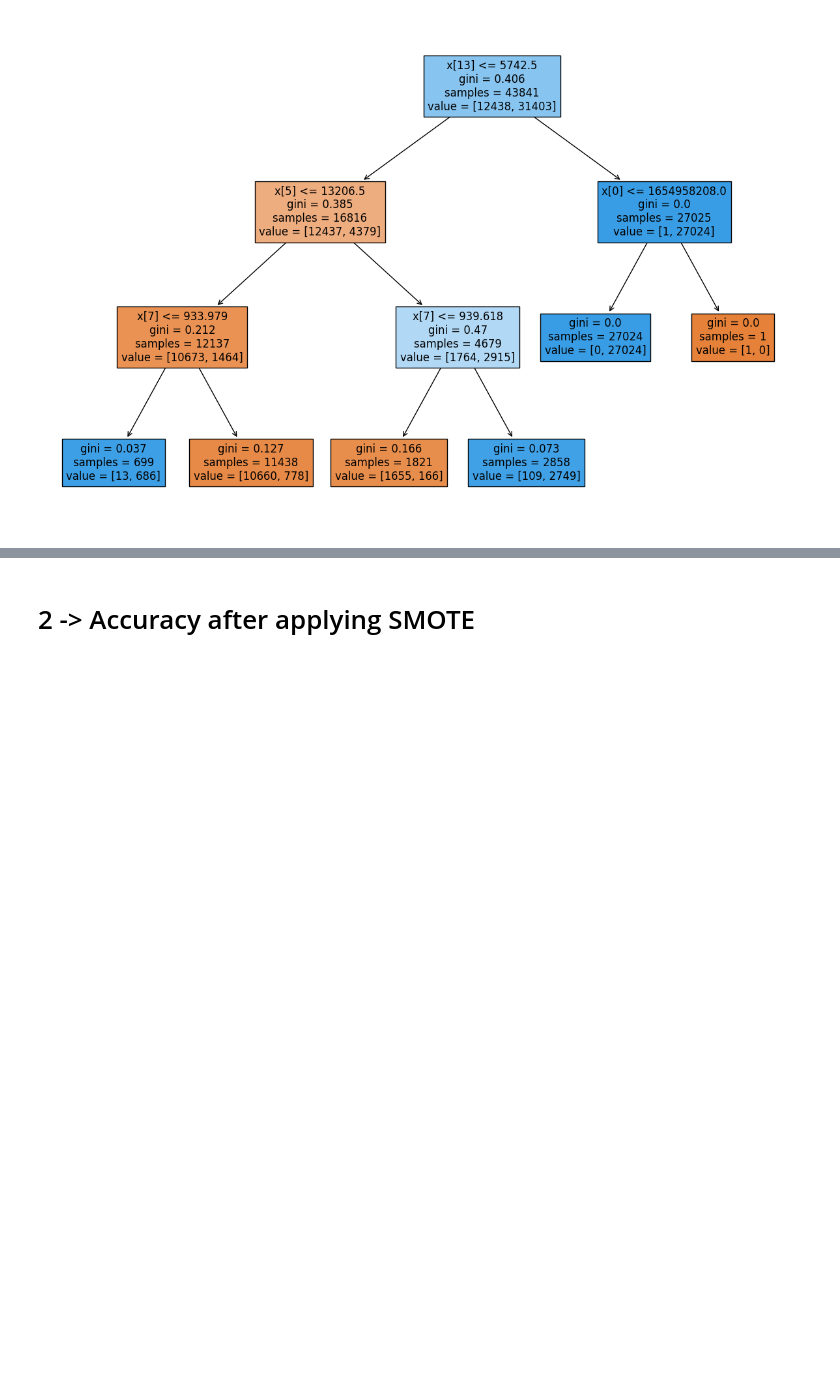
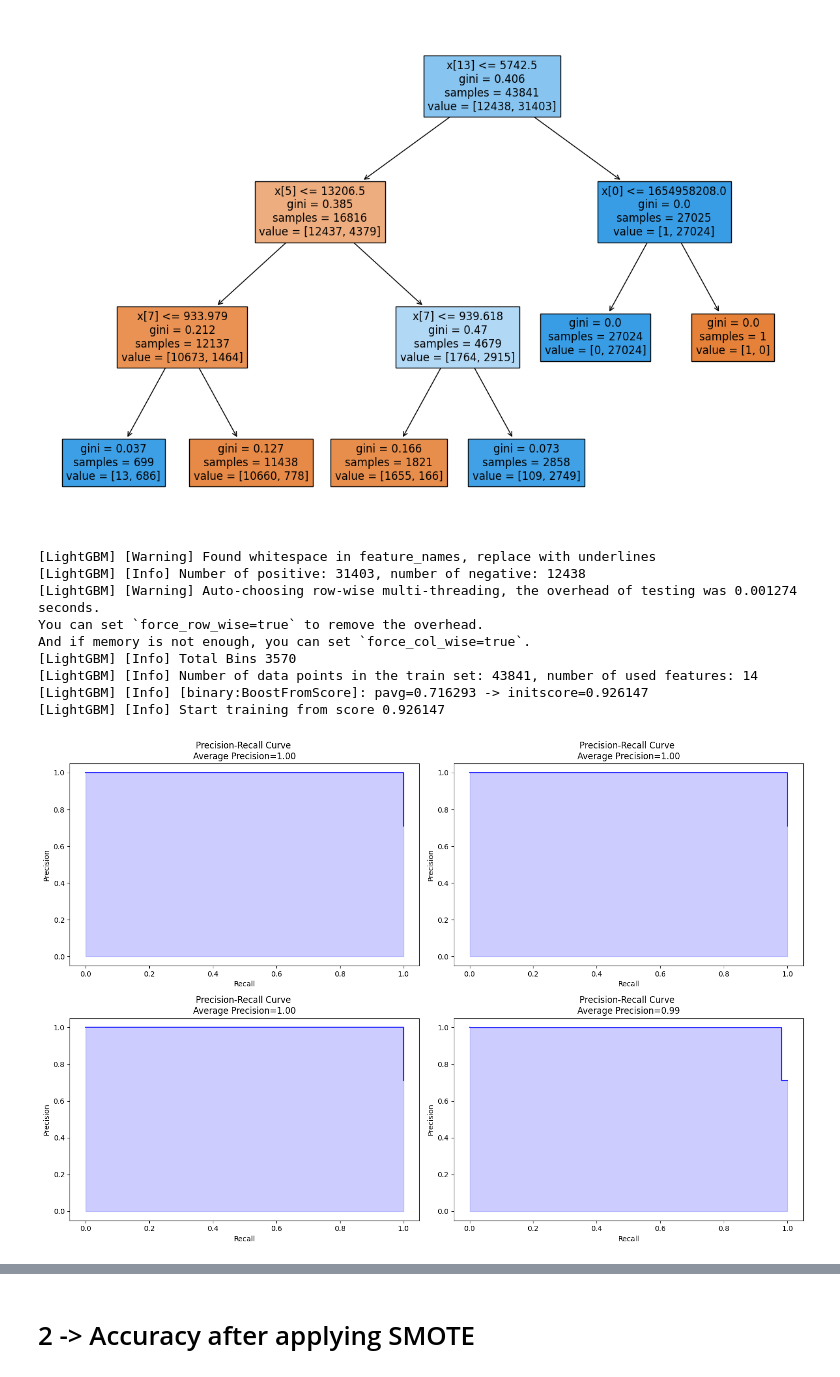
Before and after one commit to dhaval079/smoke-detection, a Jupyter notebook: smoke_detection.ipynb, the cells around one changed output, grey strips where cells are left out. Saved outputs shown, nothing was run; the diff lists cells and outputs as text; code cells hidden in the pictures; blank space fills up the shorter version.

Commit message:
second update of the smoke detection

```diff
--- a/smoke_detection.ipynb
+++ b/smoke_detection.ipynb
@@ -362,3 +347,42 @@ tree.plot_tree(dt,filled=True)
  Text(0.7272727272727273, 0.375, 'gini = 0.0\nsamples = 27024\nvalue = [0, 27024]'),
  Text(0.9090909090909091, 0.375, 'gini = 0.0\nsamples = 1\nvalue = [1, 0]')]
 [figure]
+# %%
+def precision_recall(x, ax):
+    x.fit(X_train, y_train)
+    y_scores = x.predict(X_test)
+
+    # Calculate precision-recall curve
+    precision, recall, _ = precision_recall_curve(y_test, y_scores)
+    average_precision = average_precision_score(y_test, y_scores)
+
+    # Plot the precision-recall curve on the specified subplot
+    ax.step(recall, precision, color='b', alpha=0.8, where='post')
+    ax.fill_between(recall, precision, step='post', alpha=0.2, color='b')
+
+    ax.set_xlabel('Recall')
+    ax.set_ylabel('Precision')
+    ax.set_title('Precision-Recall Curve \nAverage Precision={0:0.2f}'.format(average_precision))
+
+# Create a 2x2 subplot grid
+fig, axs = plt.subplots(2, 2, figsize=(15, 10))
+
+# Iterate through algorithms and corresponding subplots
+for i, x in enumerate(algos):
+    row, col = divmod(i, 2)
+    precision_recall(x, axs[row, col])
+
+# Adjust layout for better spacing
+plt.tight_layout()
+plt.show()
+# %% [output]
+[LightGBM] [Warning] Found whitespace in feature_names, replace with underlines
+[LightGBM] [Info] Number of positive: 31403, number of negative: 12438
+[LightGBM] [Warning] Auto-choosing row-wise multi-threading, the overhead of testing was 0.001274 seconds.
+You can set `force_row_wise=true` to remove the overhead.
+And if memory is not enough, you can set `force_col_wise=true`.
+[LightGBM] [Info] Total Bins 3570
+[LightGBM] [Info] Number of data points in the train set: 43841, number of used features: 14
+[LightGBM] [Info] [binary:BoostFromScore]: pavg=0.716293 -> initscore=0.926147
+[LightGBM] [Info] Start training from score 0.926147
+[figure, added]
```
Also changed, not shown: parts of 22 cells of this notebook.
